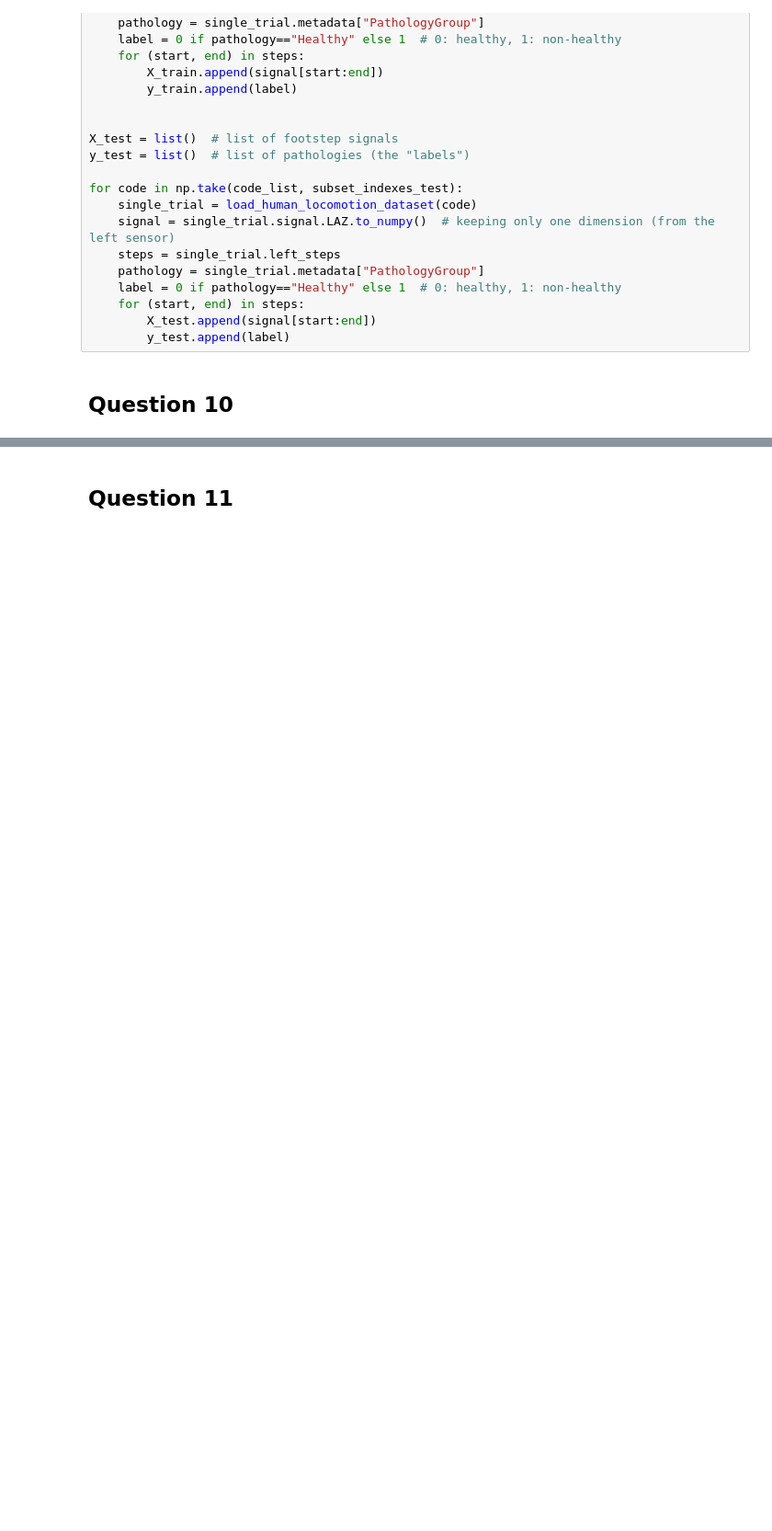
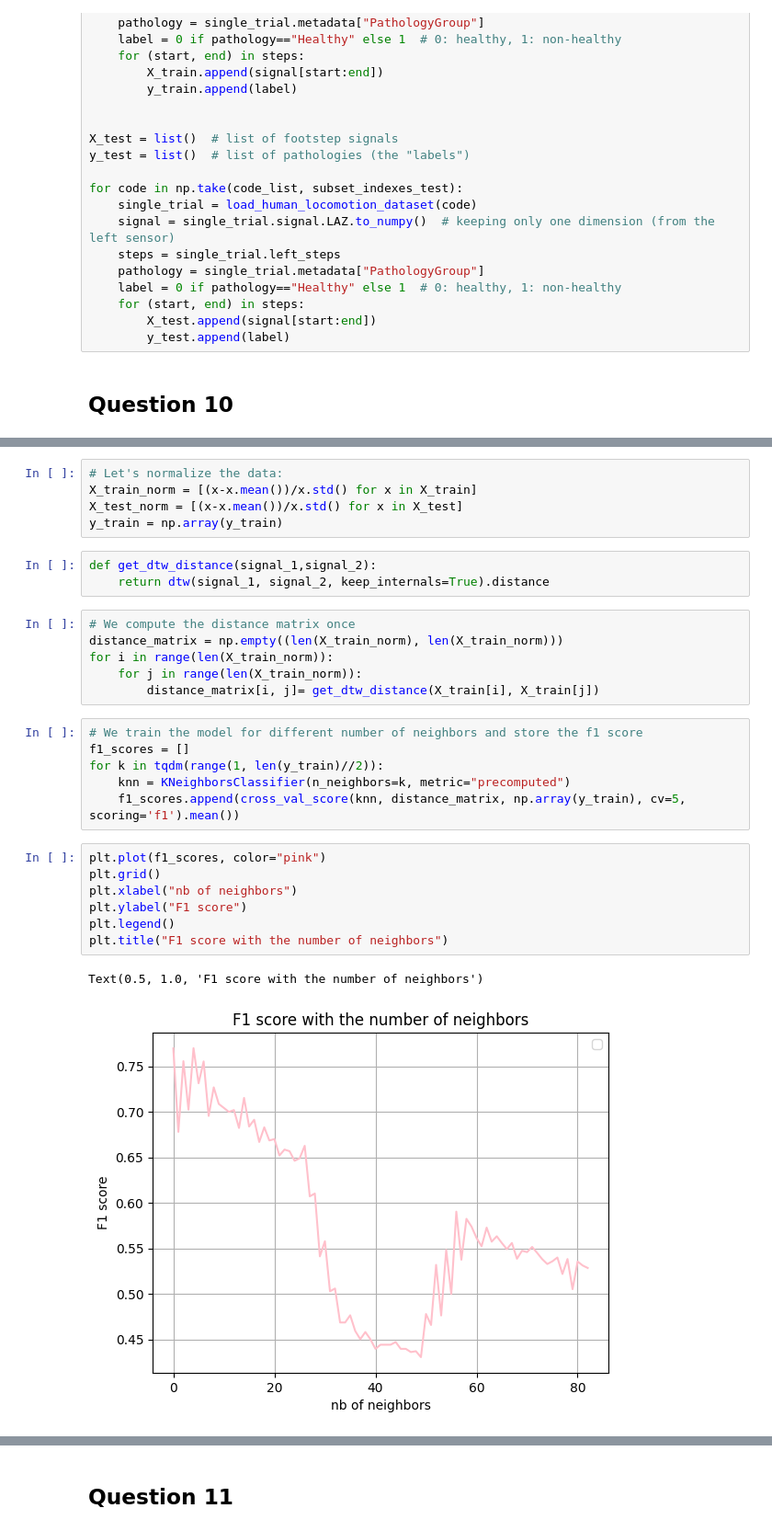
Before and after one commit to hpavy/DM_1_time_series, a Jupyter notebook: Assignment 1 - ML for TS (MVA).ipynb, the cells around one changed output, grey strips where cells are left out. Shown at 92% size. Cells and saved outputs as stored; diff of their text form; blank space fills up the shorter version.

```diff
--- a/Assignment 1 - ML for TS (MVA).ipynb
+++ b/Assignment 1 - ML for TS (MVA).ipynb
@@ -98,0 +106,30 @@ for code in np.take(code_list, subset_indexes_test):
+# %%
+# Let's normalize the data:
+X_train_norm = [(x-x.mean())/x.std() for x in X_train]
+X_test_norm = [(x-x.mean())/x.std() for x in X_test]
+y_train = np.array(y_train)
+# %%
+def get_dtw_distance(signal_1,signal_2):
+    return dtw(signal_1, signal_2, keep_internals=True).distance
+# %%
+# We compute the distance matrix once
+distance_matrix = np.empty((len(X_train_norm), len(X_train_norm)))
+for i in range(len(X_train_norm)):
+    for j in range(len(X_train_norm)):
+        distance_matrix[i, j]= get_dtw_distance(X_train[i], X_train[j])
+# %%
+# We train the model for different number of neighbors and store the f1 score
+f1_scores = []
+for k in tqdm(range(1, len(y_train)//2)):
+    knn = KNeighborsClassifier(n_neighbors=k, metric="precomputed")
+    f1_scores.append(cross_val_score(knn, distance_matrix, np.array(y_train), cv=5, scoring='f1').mean())
+# %%
+plt.plot(f1_scores, color="pink")
+plt.grid()
+plt.xlabel("nb of neighbors")
+plt.ylabel("F1 score")
+plt.legend()
+plt.title("F1 score with the number of neighbors")
+# %% [output]
+Text(0.5, 1.0, 'F1 score with the number of neighbors')
+[figure, added]
```
Also changed, not shown: parts of 10 cells of this notebook, 2 other files.
